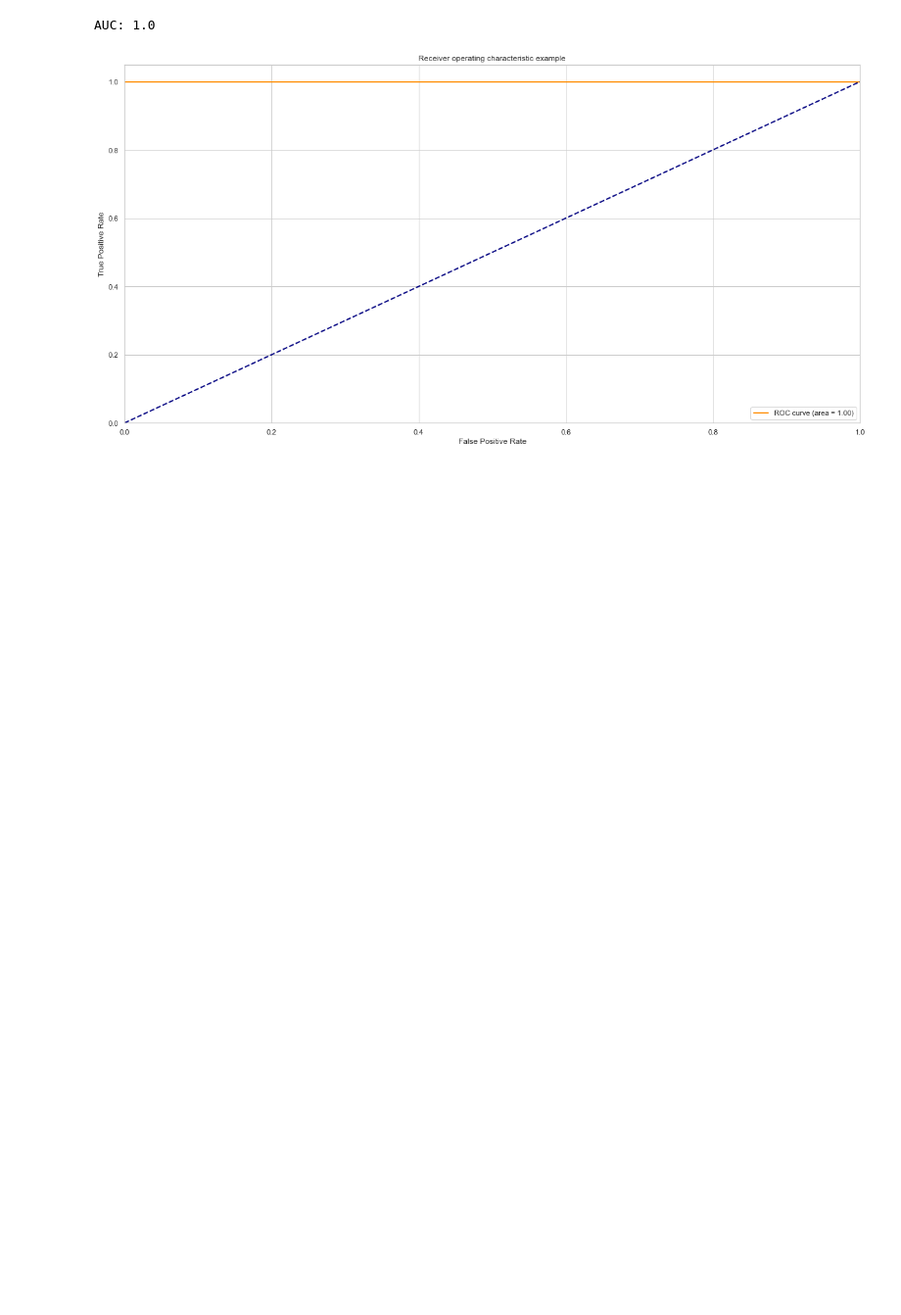
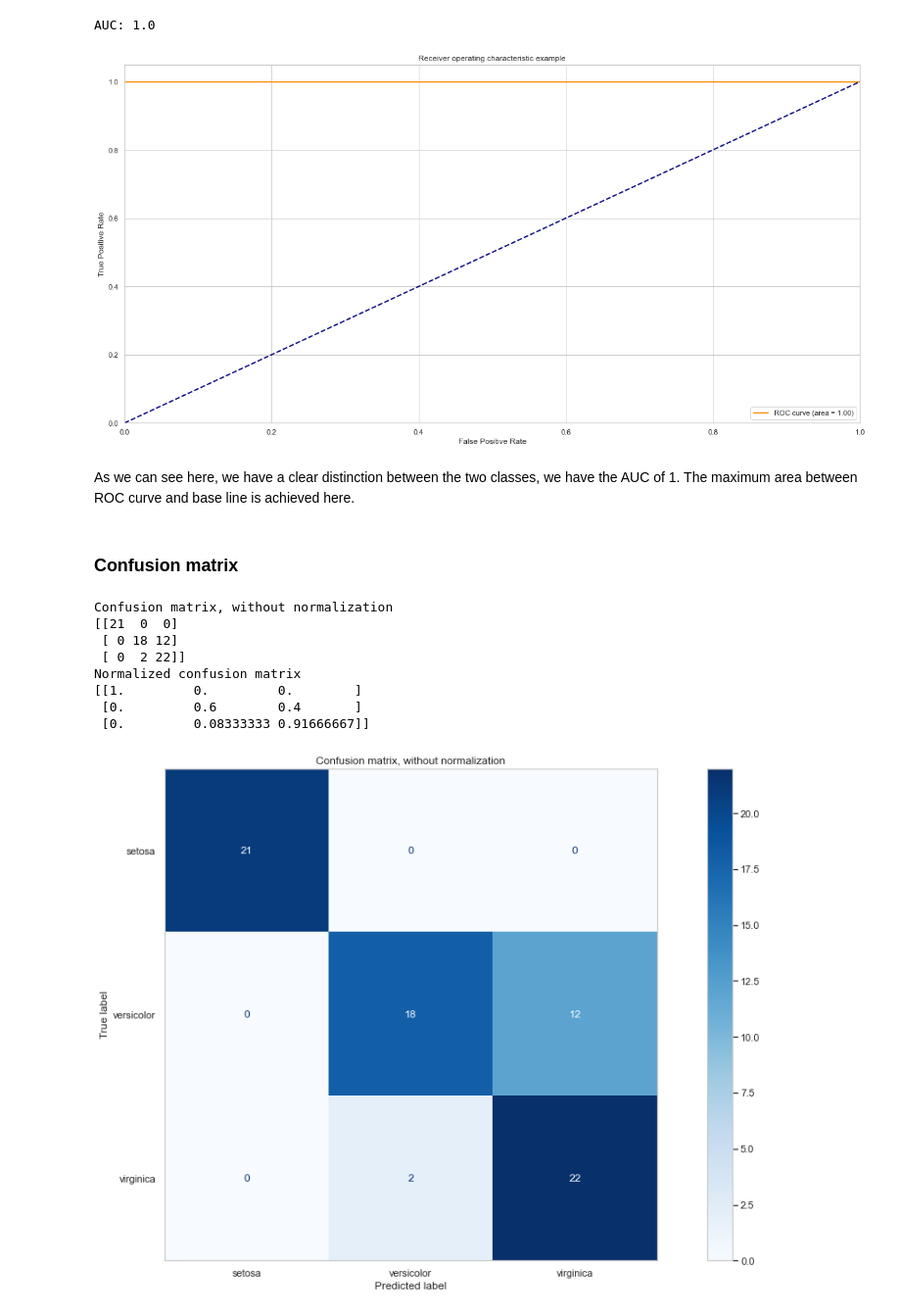
Before and after one commit to ulmii/machine-learning, a Jupyter notebook: metrics.ipynb, the cells around one changed output. Shown at 98% size. Cells and saved outputs as stored; diff of their text form; code cells hidden in the pictures; blank space fills up the shorter version.

```diff
--- a/metrics.ipynb
+++ b/metrics.ipynb
@@ -260,3 +264,44 @@ plt.legend(loc="lower right")
 plt.show()
 # %% [output]
 [figure]
+# %% [markdown]
+As we can see here, we have a clear distinction between the two classes, we have the AUC of 1. The maximum area between ROC curve and base line is achieved here.
+# %% [markdown]
+### Confusion matrix
+# %%
+df = datasets.load_iris()
+# %%
+X_train, X_test, y_train, y_test = train_test_split(df.data, df.target, test_size=.5, random_state=0)
+# %%
+random_state = np.random.RandomState(0)
+
+classifier = OneVsRestClassifier(svm.SVC(kernel='linear', probability=True, random_state=random_state))
+
+y_score = classifier.fit(X_train, y_train).decision_function(X_test)
+# %%
+class_names = df.target_names
+titles_options = [("Confusion matrix, without normalization", None),
+                  ("Normalized confusion matrix", 'true')]
+
+for title, normalize in titles_options:
+    disp = plot_confusion_matrix(classifier, X_test, y_test,
+                                 display_labels=class_names,
+                                 cmap=plt.cm.Blues,
+                                 normalize=normalize)
+    disp.ax_.set_title(title)
+    disp.ax_.grid(False)
+
+    print(title)
+    print(disp.confusion_matrix)
+
+plt.show()
+# %% [output]
+Confusion matrix, without normalization
+[[21  0  0]
+ [ 0 18 12]
+ [ 0  2 22]]
+Normalized confusion matrix
+[[1.         0.         0.        ]
+ [0.         0.6        0.4       ]
+ [0.         0.08333333 0.91666667]]
+[figure, added]
```
Also changed, not shown: parts of 20 cells of this notebook, 2 other files.
